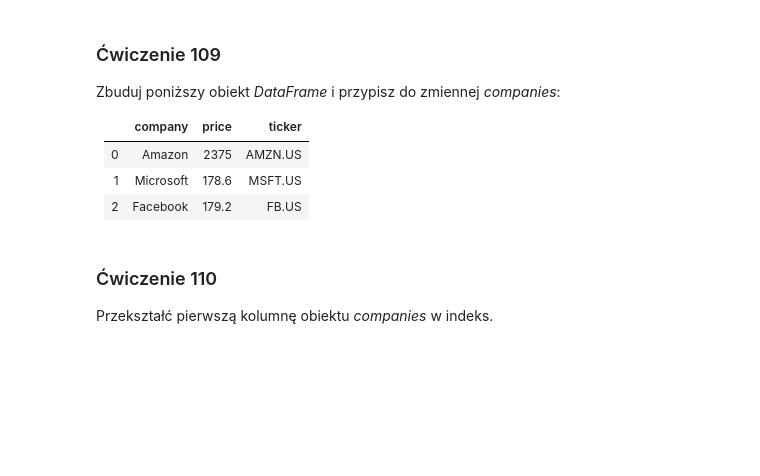
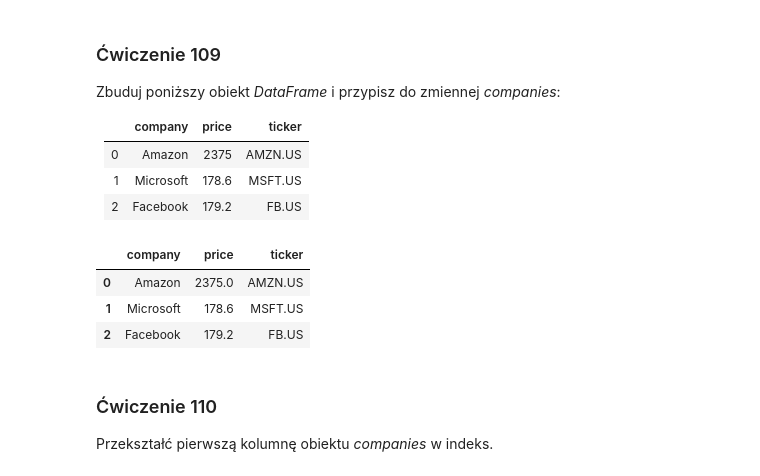
Before and after one commit to ArkSze78/Data-Science_Bootcamp, a Jupyter notebook: excercises/101_110_exercises.ipynb, the cells around one changed output. Cells and saved outputs as stored; diff of their text form; code cells hidden in the pictures; blank space fills up the shorter version.

```diff
--- a/excercises/101_110_exercises.ipynb
+++ b/excercises/101_110_exercises.ipynb
@@ -231,3 +238,17 @@ Zbuduj poniższy obiekt _DataFrame_ i przypisz do zmiennej _companies_:
+# %%
+# tutaj wpisz rozwiązanie
+companies = {
+              'company': ['Amazon', 'Microsoft', 'Facebook'],
+              'price': [2375, 178.6, 179.2],
+              'ticker': ['AMZN.US', 'MSFT.US', 'FB.US']
+             }
+companies_df = pd.DataFrame(companies)
+companies_df
+# %% [output]
+|  | company | price | ticker |
+| 0 | Amazon | 2375.0 | AMZN.US |
+| 1 | Microsoft | 178.6 | MSFT.US |
+| 2 | Facebook | 179.2 | FB.US |
 # %% [markdown]
 ### <a name='10'></a> Ćwiczenie 110
 Przekształć pierwszą kolumnę obiektu _companies_ w indeks.
```
Also changed, not shown: parts of 3 cells of this notebook.
